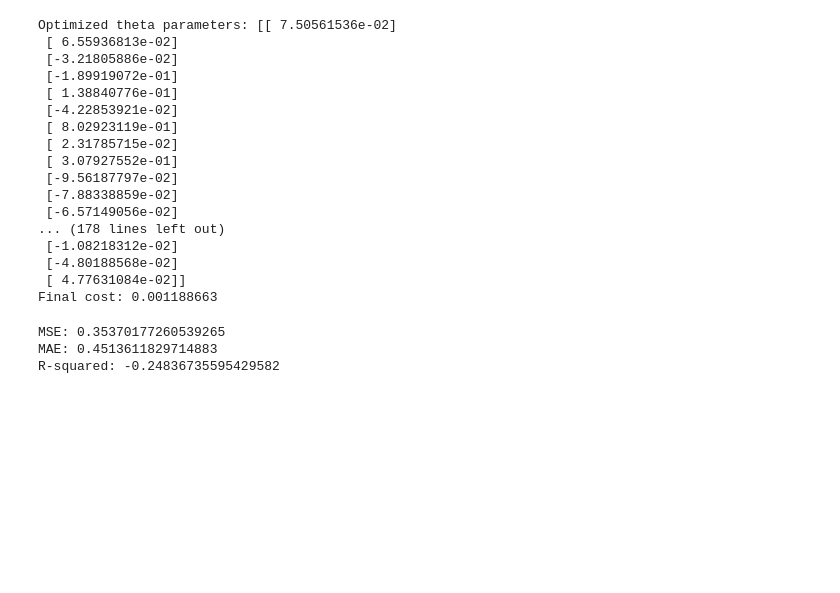
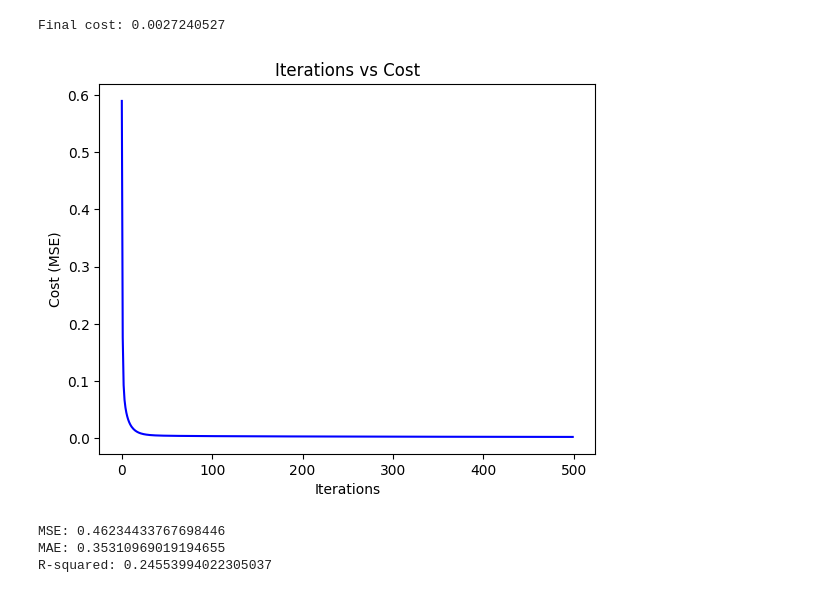
Before and after one commit to dishita25/Dishita_MRM, a Jupyter notebook: LinearRegression.ipynb, the cells around one changed output. Saved outputs shown, nothing was run; the diff lists cells and outputs as text; code cells hidden in the pictures; blank space fills up the shorter version.

```diff
--- a/LinearRegression.ipynb
+++ b/LinearRegression.ipynb
@@ -54,36 +55,29 @@ X_test = X[train_size:]
 y_train = y[0:train_size]
 y_test = y[train_size:]
 # %%
-alpha = 0.1648
-iterations = 10000
+alpha = 0.05
+iterations = 500
 
 weights, cost_history = linear_regression(X_train, y_train, alpha, iterations)
 
-print("Optimized theta parameters:", weights)
+# print("Optimized theta parameters:", weights)
 print("Final cost:", round(cost_history[-1],10))
 # %% [output]
-Optimized theta parameters: [[ 7.50561536e-02]
- [ 6.55936813e-02]
- [-3.21805886e-02]
- [-1.89919072e-01]
- [ 1.38840776e-01]
- [-4.22853921e-02]
- [ 8.02923119e-01]
- [ 2.31785715e-02]
- [ 3.07927552e-01]
- [-9.56187797e-02]
- [-7.88338859e-02]
- [-6.57149056e-02]
-... (178 lines left out)
- [-1.08218312e-02]
- [-4.80188568e-02]
- [ 4.77631084e-02]]
-Final cost: 0.001188663
+Final cost: 0.0027240527
+# %%
+# Plotting the iterations vs cost
+plt.plot(range(iterations), cost_history, 'b-')
+plt.xlabel("Iterations")
+plt.ylabel("Cost (MSE)")
+plt.title("Iterations vs Cost")
+plt.show()
+# %% [output]
+[figure, added]
 # %%
 def accuracy(X_test, y_test, weights):
     y_pred = np.dot(X_test, weights)
 
-    mse = np.mean((y_test - y_pred) ** 2)
+    rmse = np.sqrt(np.mean((y_test - y_pred) ** 2))
 
     mae = np.mean(np.abs(y_test - y_pred))
 
@@ -91,7 +85,7 @@ def accuracy(X_test, y_test, weights):
     ss_res = np.sum((y_test - y_pred) ** 2)
     r_squared = 1 - (ss_res / ss_total)
 
-    return mse, mae, r_squared
+    return rmse, mae, r_squared
 
 mse, mae, r_squared = accuracy(X_test, y_test, weights)
 
@@ -99,6 +93,6 @@ print("MSE:", mse)
 print("MAE:", mae)
 print("R-squared:", r_squared)
 # %% [output]
-MSE: 0.35370177260539265
-MAE: 0.4513611829714883
-R-squared: -0.24836735595429582
+MSE: 0.46234433767698446
+MAE: 0.35310969019194655
+R-squared: 0.24553994022305037
```
Also changed, not shown: parts of 2 cells of this notebook.
